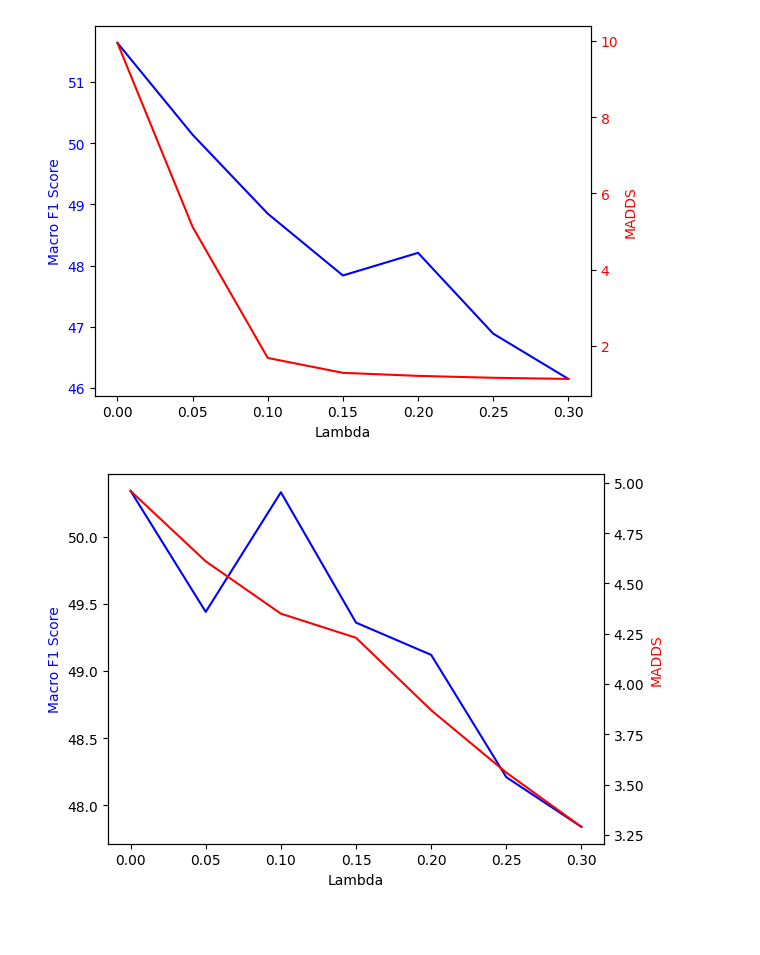
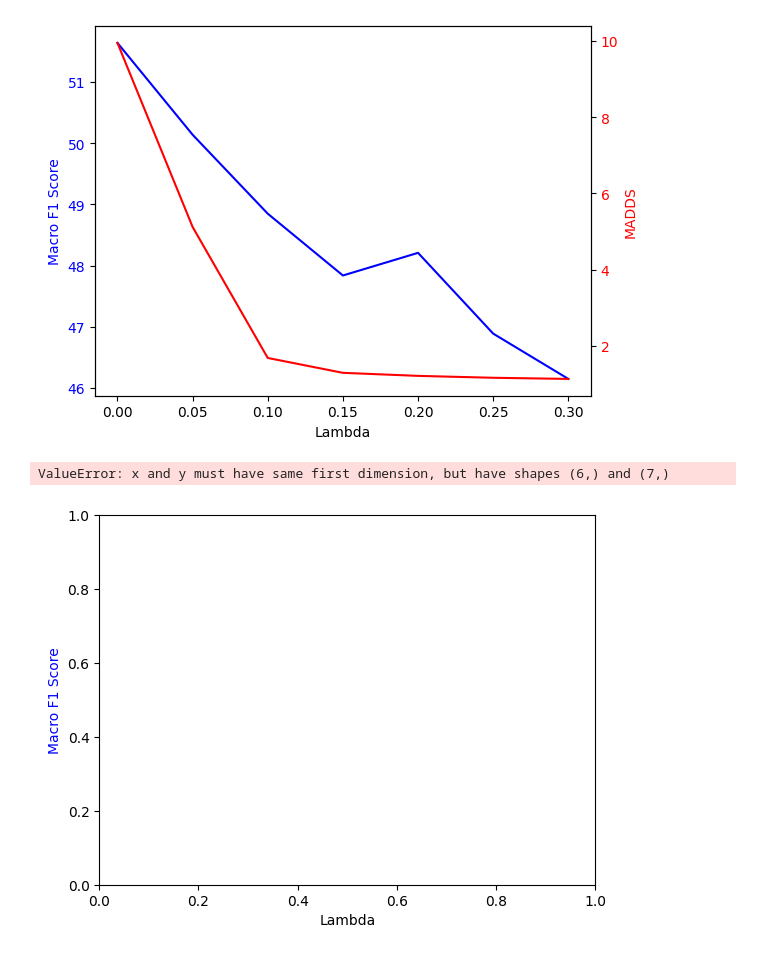
Before and after one commit to Rajeevveera24/MultiBench, a Jupyter notebook: eda.ipynb, the cells around one changed output. Saved outputs shown, nothing was run; the diff lists cells and outputs as text; code cells hidden in the pictures; blank space fills up the shorter version.

```diff
--- a/eda.ipynb
+++ b/eda.ipynb
@@ -506,25 +506,26 @@ plt.show()
 NameError: name 'plot' is not defined
 [figure]
 # %%
-LAAMBDA = [0, 0.05, 0.10, 0.15, 0.20, 0.25, 0.30]
-MACRO_F1_OURS = [50.34, 49.44, 50.33, 49.36, 49.12, 48.21, 47.84]
-MADDS_OURS = [4.96, 4.61, 4.35, 4.23, 3.87, 3.56, 3.29]
+# LAAMBDA = [0, 0.05, 0.10, 0.15, 0.20, 0.25, 0.30]
+# MACRO_F1_OURS = [50.34, 49.44, 50.33, 49.36, 49.12, 48.21, 47.84]
+# MADDS_OURS = [4.96, 4.61, 4.35, 4.23, 3.87, 3.56, 3.29]
 
 
 #plot the above
 
 import matplotlib.pyplot as plt
 
 fig, ax1 = plt.subplots()
 ax1.set_xlabel('Lambda')
 ax1.set_ylabel('Macro F1 Score', color='b')
 ax1.plot(LAAMBDA, MACRO_F1_OURS, color='b')
 
 #Plot selection ratio on the right y-axis
 ax2 = ax1.twinx()
 ax2.set_ylabel('MADDS', color='r')
 ax2.plot(LAAMBDA, MADDS_OURS, color='r')
 
 plt.show()
 # %% [output]
+ValueError: x and y must have same first dimension, but have shapes (6,) and (7,)
-[figure, old version]
+[figure, new version]
```
Also changed, not shown: parts of 2 cells of this notebook.
